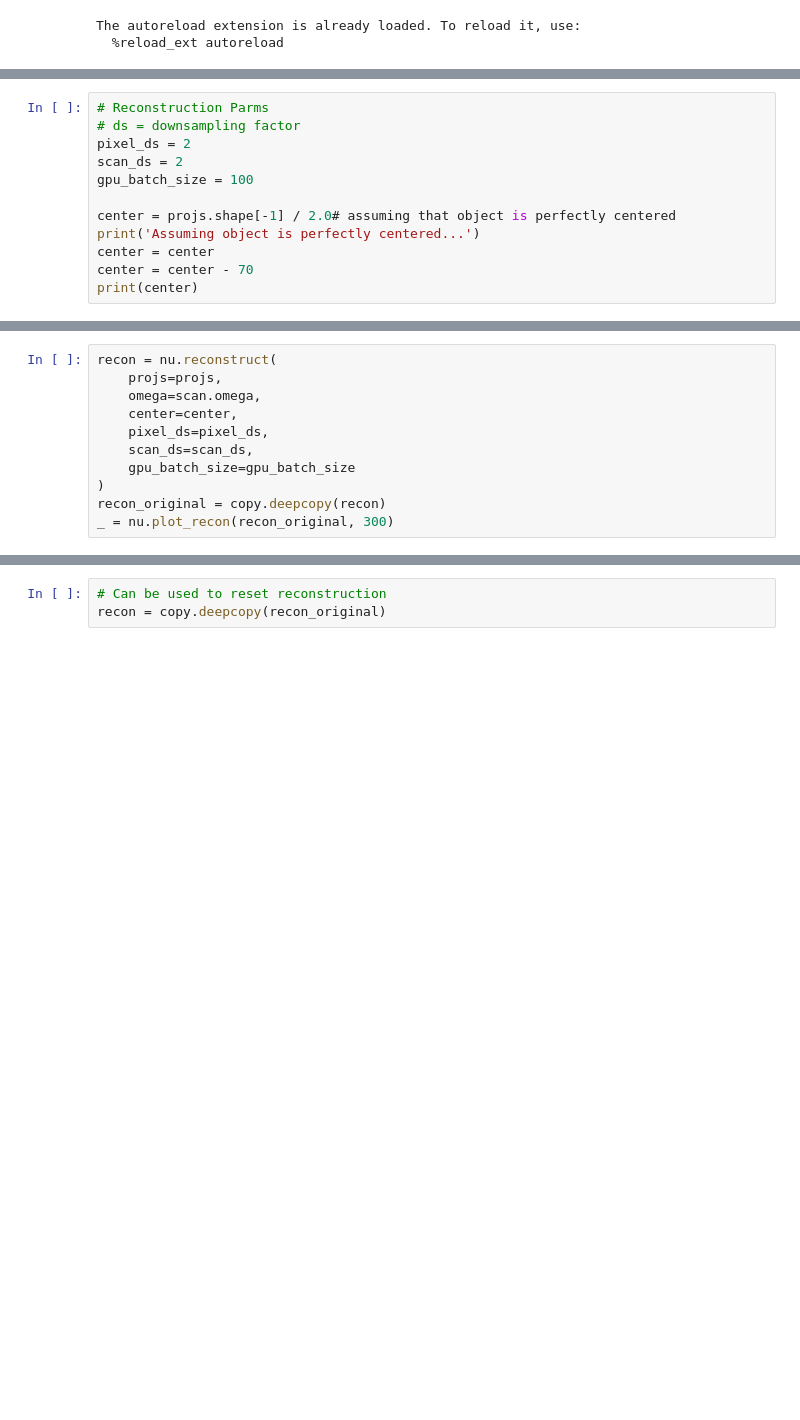
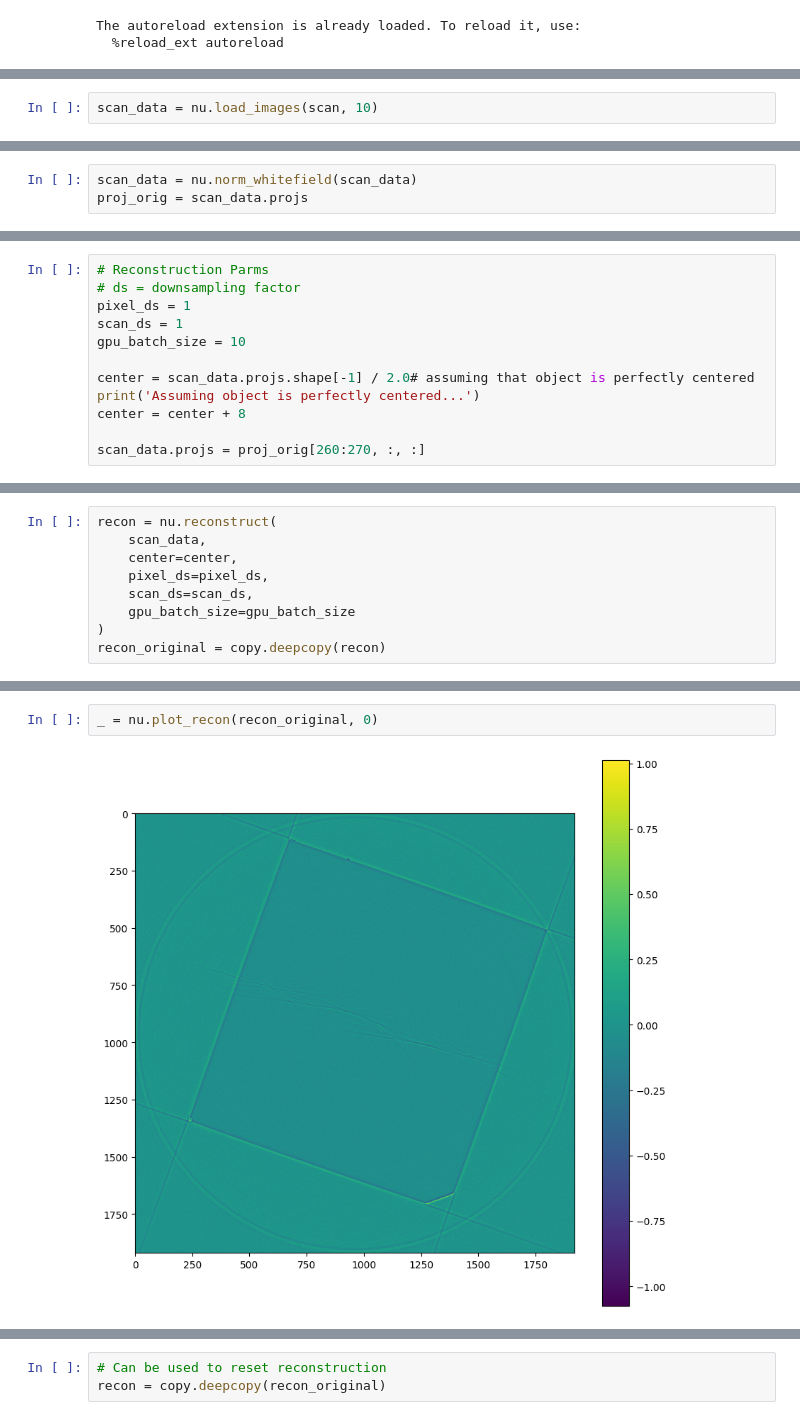
Before and after one commit to Linked-Liszt/1IDTomo2Mesh, a Jupyter notebook: coarse_mesh.ipynb, the cells around one changed output, grey strips where cells are left out. Saved outputs shown, nothing was run; the diff lists cells and outputs as text; blank space fills up the shorter version.

Commit message:
Fix discovered issues, add whitefield normalization

```diff
--- a/coarse_mesh.ipynb
+++ b/coarse_mesh.ipynb
@@ -74,0 +63,2 @@ print(projs.shape)
+# %%
+scan_data = nu.load_images(scan, 10)
@@ -74,0 +70,3 @@ print(projs.shape)
+# %%
+scan_data = nu.norm_whitefield(scan_data)
+proj_orig = scan_data.projs
@@ -75,14 +77,14 @@ print(projs.shape)
 # %%
 # Reconstruction Parms
 # ds = downsampling factor
-pixel_ds = 2
-scan_ds = 2
-gpu_batch_size = 100
+pixel_ds = 1
+scan_ds = 1
+gpu_batch_size = 10
 
-center = projs.shape[-1] / 2.0# assuming that object is perfectly centered
+center = scan_data.projs.shape[-1] / 2.0# assuming that object is perfectly centered
 print('Assuming object is perfectly centered...')
-center = center
-center = center - 70
-print(center)
+center = center + 8
+
+scan_data.projs = proj_orig[260:270, :, :]
 # %% [output]
 Assuming object is perfectly centered...
@@ -90,12 +91,10 @@ Assuming object is perfectly centered...
 # %%
 recon = nu.reconstruct(
-    projs=projs,
-    omega=scan.omega,
+    scan_data,
     center=center,
     pixel_ds=pixel_ds,
     scan_ds=scan_ds,
     gpu_batch_size=gpu_batch_size
 )
 recon_original = copy.deepcopy(recon)
-_ = nu.plot_recon(recon_original, 300)
 # %% [output]
@@ -105,3 +102,7 @@ Assuming object is perfectly centered...
+# %%
+_ = nu.plot_recon(recon_original, 0)
+# %% [output]
+[figure, added]
 # %%
 print(recon.shape)
 print(type(recon))
```
Also changed, not shown: parts of 16 cells of this notebook, 2 other files.
